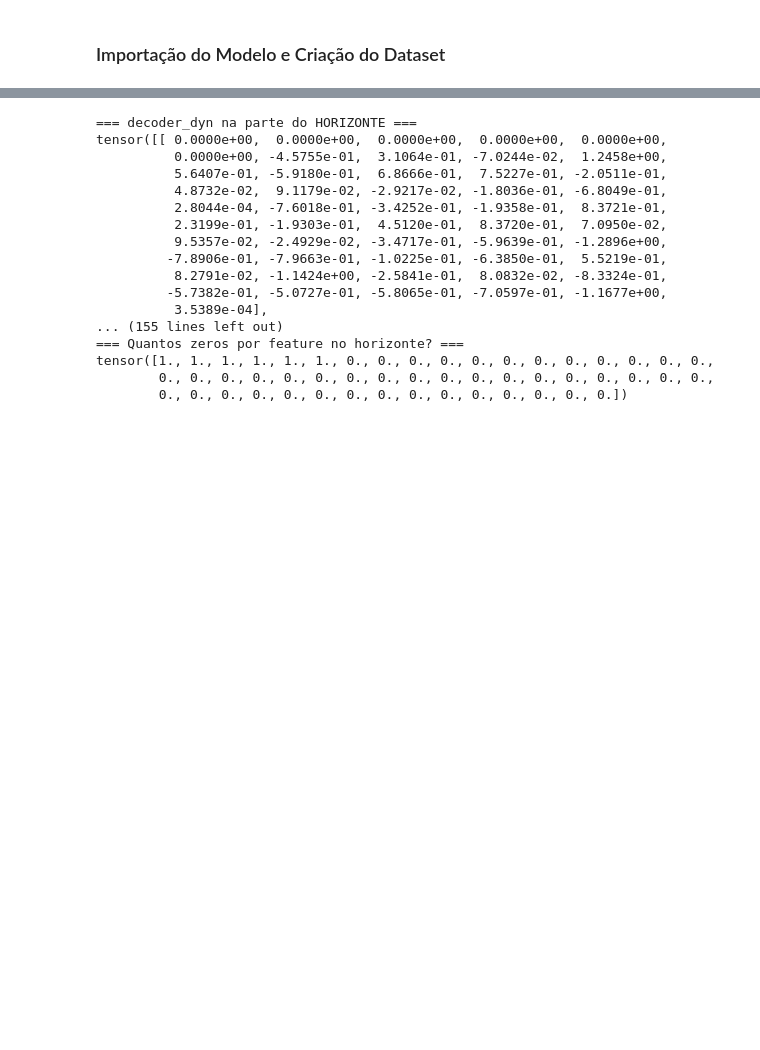
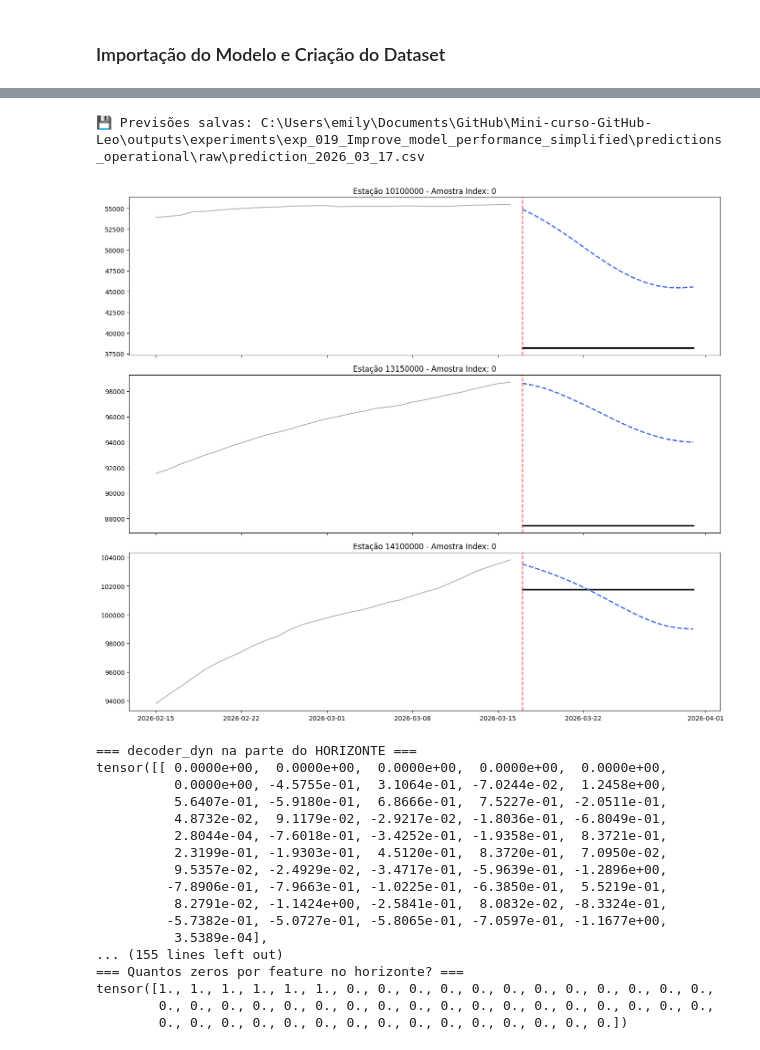
Before and after one commit to emilyamn/LSTM_Model_Amazon_Basins, a Jupyter notebook: notebooks/04_predicting_with_model_inference.ipynb, the cells around one changed output, grey strips where cells are left out. Cells and saved outputs as stored; diff of their text form; code cells hidden in the pictures; blank space fills up the shorter version.

```diff
--- a/notebooks/04_predicting_with_model_inference.ipynb
+++ b/notebooks/04_predicting_with_model_inference.ipynb
@@ -297,3 +297,28 @@ decoder_dyn min/max: -3.876413106918335 2.6939902305603027
+# %%
+# Salva previsões na pasta do experimento
+df_preds = convert_predictions_to_df(
+    preds=preds,
+    reference_dates=reference_dates,
+    stations=stations,
+    save_path=str(exp_path / "predictions_operational" / "raw")
+)
+# %% [output]
+💾 Previsões salvas: C:\Users\emily\Documents\GitHub\Mini-curso-GitHub-Leo\outputs\experiments\exp_019_Improve_model_performance_simplified\predictions_operational\raw\prediction_2026_03_17.csv
+# %%
+figs = plot_predictions_with_context(
+    preds=preds,
+    obs=obs,
+    stations=meta["stations"],
+    df=combined_df,
+    forecast_dates=dates,
+    n_samples=1,
+    context_days=30,
+    baseline_last=None,
+    g_seq=g_seq,
+    show=True # Exibe
+)
+# %% [output]
+[figure, added]
 # %%
 first_batch = next(iter(dl_inference))
 
```
Also changed, not shown: parts of 6 cells of this notebook, 3 other files.
